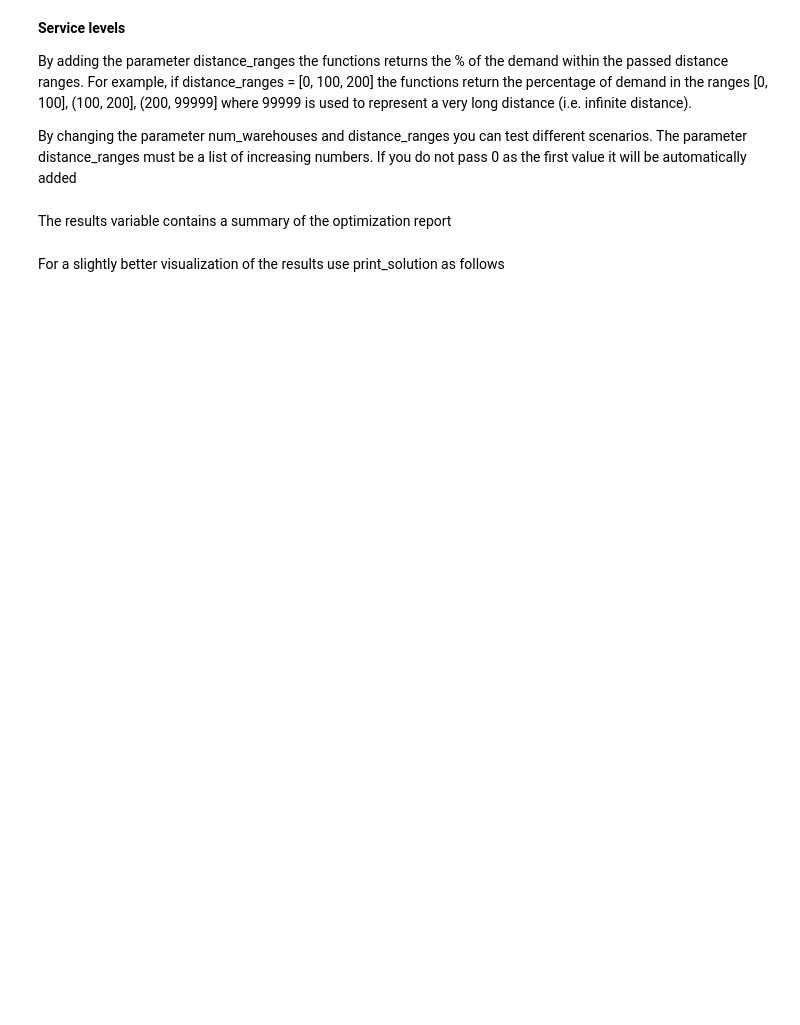
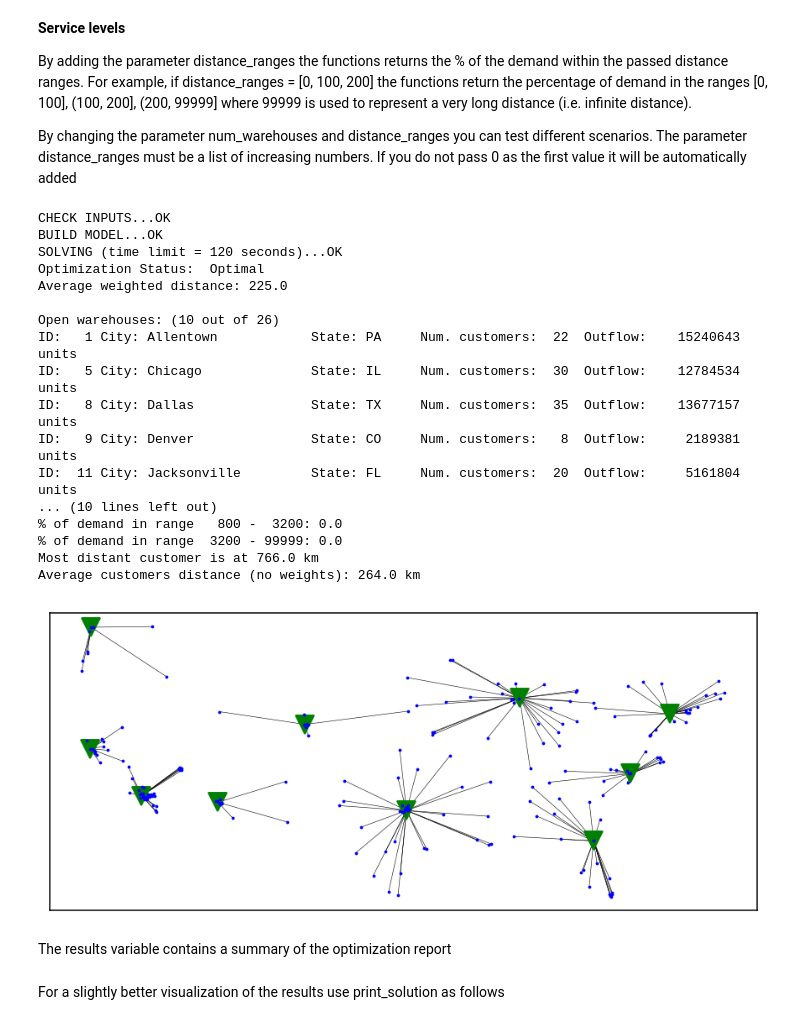
Before and after one commit to ropinotex/network_optimization, a Jupyter notebook: 2023-2024-WarehouseNetworkOptimization.ipynb, the cells around one changed output. Saved outputs shown, nothing was run; the diff lists cells and outputs as text; code cells hidden in the pictures; blank space fills up the shorter version.

```diff
--- a/2023-2024-WarehouseNetworkOptimization.ipynb
+++ b/2023-2024-WarehouseNetworkOptimization.ipynb
@@ -82,20 +105,39 @@ By changing the parameter num_warehouses and distance_ranges you can test differ
 The parameter distance_ranges must be a list of increasing numbers. If you do not pass 0 as the first value
 it will be automatically added
 # %%
-results = netopt(num_warehouses=20,
+results = netopt(num_warehouses=10,
                  objective='mindistance',
                  warehouses=warehouses,
                  customers=customers,
                  distance=distance,
                  distance_ranges=[0, 100, 400, 800, 3200],
                  plot=True,
                  hide_inactive=True,
                  warehouse_marker='s',
                  warehouse_markercolor='red',
                  warehouse_markersize=6,
                  warehouse_active_markersize=12,
                  customer_marker='o',
                  customer_markercolor='blue',
                  customer_markersize=1)
+# %% [output]
+CHECK INPUTS...OK
+BUILD MODEL...OK
+SOLVING (time limit = 120 seconds)...OK
+Optimization Status:  Optimal
+Average weighted distance: 225.0
+
+Open warehouses: (10 out of 26)
+ID:   1 City: Allentown            State: PA     Num. customers:  22  Outflow:    15240643 units
+ID:   5 City: Chicago              State: IL     Num. customers:  30  Outflow:    12784534 units
+ID:   8 City: Dallas               State: TX     Num. customers:  35  Outflow:    13677157 units
+ID:   9 City: Denver               State: CO     Num. customers:   8  Outflow:     2189381 units
+ID:  11 City: Jacksonville         State: FL     Num. customers:  20  Outflow:     5161804 units
+... (10 lines left out)
+% of demand in range   800 -  3200: 0.0
+% of demand in range  3200 - 99999: 0.0
+Most distant customer is at 766.0 km
+Average customers distance (no weights): 264.0 km
+[figure, added]
 # %% [markdown]
 The results variable contains a summary of the optimization report
```
Also changed, not shown: parts of 9 cells of this notebook, 3 other files.
